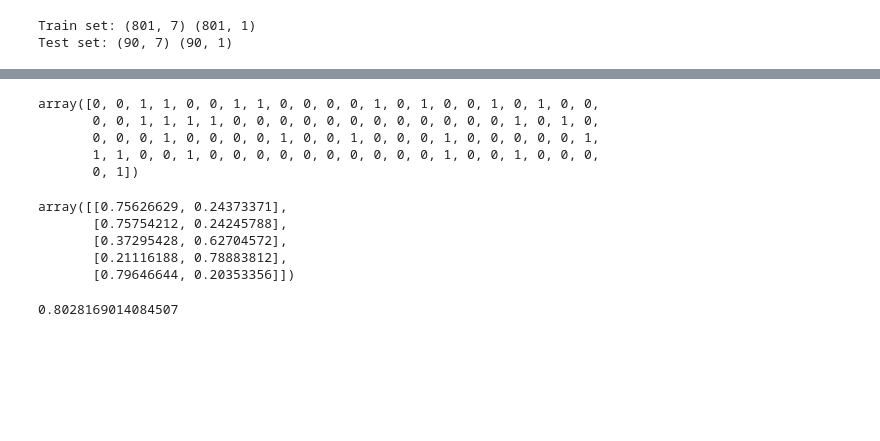
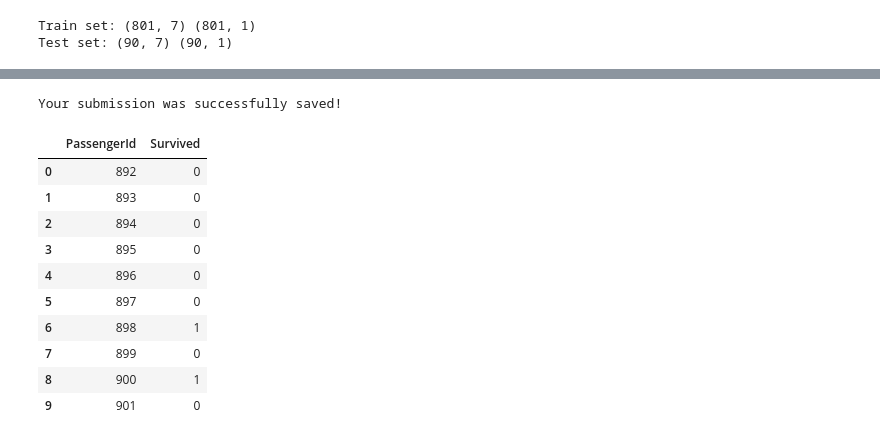
Before and after one commit to Tonyndungu-git/Titanic_Machine_Learning_Kaggle_Competition, a Jupyter notebook: titanic-ml.ipynb, the cells around one changed output, grey strips where cells are left out. Cells and saved outputs as stored; diff of their text form; code cells hidden in the pictures; blank space fills up the shorter version.

```diff
--- a/titanic-ml.ipynb
+++ b/titanic-ml.ipynb
@@ -93,3 +94,11 @@ LR = LogisticRegression(C=0.01, solver='liblinear').fit(X_train,y_train)
 # %% [output]
 Train set: (801, 7) (801, 1)
 Test set: (90, 7) (90, 1)
+# %%
+#Neural Networks Using Tensor Flow
+# Build the classification model
+import tensorflow as tf
+from tensorflow import keras
+model = tf.keras.models.Sequential([tf.keras.layers.Flatten(),
+                                    tf.keras.layers.Dense(1600, activation=tf.nn.relu),
+                                    tf.keras.layers.Dense(1, activation=tf.nn.sigmoid)])
@@ -95,0 +107,8 @@ Test set: (90, 7) (90, 1)
+# %%
+#Fitting data set
+opt = keras.optimizers.Adam(learning_rate=0.001)
+model.compile(optimizer = opt,
+              loss = 'mean_squared_error',
+              metrics=['accuracy'])
+
+model.fit(X_train, y_train, epochs=150)
@@ -96,30 +140,47 @@ Test set: (90, 7) (90, 1)
+# %%
+yhat = model.predict(yn_test)
+#yhat0 = np.argmax(yhat,axis = 1)
+#label = np.argmax(y_val,axis = 1)[:30]
+yhat1 = yhat.flatten()
+yhat1
+
+output = pd.DataFrame({'PassengerId': test_data.PassengerId, 'Survived': np.where(yhat1 > 0.5, 1, 0)})
+output.to_csv('submission.csv', index=False)
+print("Your submission was successfully saved!")
+# %% [output]
+Your submission was successfully saved!
+# %%
+output.head(10)
+# %% [output]
+|  | PassengerId | Survived |
+| 0 | 892 | 0 |
+| 1 | 893 | 0 |
+| 2 | 894 | 0 |
+| 3 | 895 | 0 |
+| 4 | 896 | 0 |
+| 5 | 897 | 0 |
+| 6 | 898 | 1 |
+| 7 | 899 | 0 |
+| 8 | 900 | 1 |
+| 9 | 901 | 0 |
 # %%
+#Logistic Regression
+#from sklearn.linear_model import LogisticRegression
+#from sklearn.metrics import confusion_matrix
+#LR = LogisticRegression(C=0.01, solver='liblinear').fit(X_train,y_train)
+
 #Predicting using our validation data because we have the true outpu data
 #thus we will use this data to evaluate our algorithm.
 
-yhat = LR.predict(X_val)
-yhat
+#yhat = LR.predict(X_val)
+#yhat
-# %% [output]
-array([0, 0, 1, 1, 0, 0, 1, 1, 0, 0, 0, 0, 1, 0, 1, 0, 0, 1, 0, 1, 0, 0,
-       0, 0, 1, 1, 1, 1, 0, 0, 0, 0, 0, 0, 0, 0, 0, 0, 0, 0, 1, 0, 1, 0,
-       0, 0, 0, 1, 0, 0, 0, 0, 1, 0, 0, 1, 0, 0, 0, 1, 0, 0, 0, 0, 0, 1,
-       1, 1, 0, 0, 1, 0, 0, 0, 0, 0, 0, 0, 0, 0, 0, 1, 0, 0, 1, 0, 0, 0,
-       0, 1])
 # %%
 #predict_proba returns estimates for all classes, ordered by the label of classes. So, the first column is the probability of class 0,
 #P(Y=0|X), and second column is probability of class 1, P(Y=1|X)
-yhat_prob = LR.predict_proba(X_val)
-yhat_prob[0:5]
+#yhat_prob = LR.predict_proba(X_val)
+#yhat_prob[0:5]
-# %% [output]
-array([[0.75626629, 0.24373371],
-       [0.75754212, 0.24245788],
-       [0.37295428, 0.62704572],
-       [0.21116188, 0.78883812],
-       [0.79646644, 0.20353356]])
 # %%
-#Evaluation of the accuracy of the ML program.
-from sklearn.metrics import jaccard_score
-jaccard_score(y_val, yhat,pos_label=0)
+ #Evaluation of the accuracy of the ML program.
+#from sklearn.metrics import jaccard_score
+#jaccard_score(y_val, yhat,pos_label=0)
-# %% [output]
-0.8028169014084507
 # %%
```
Also changed, not shown: parts of 13 cells of this notebook.
